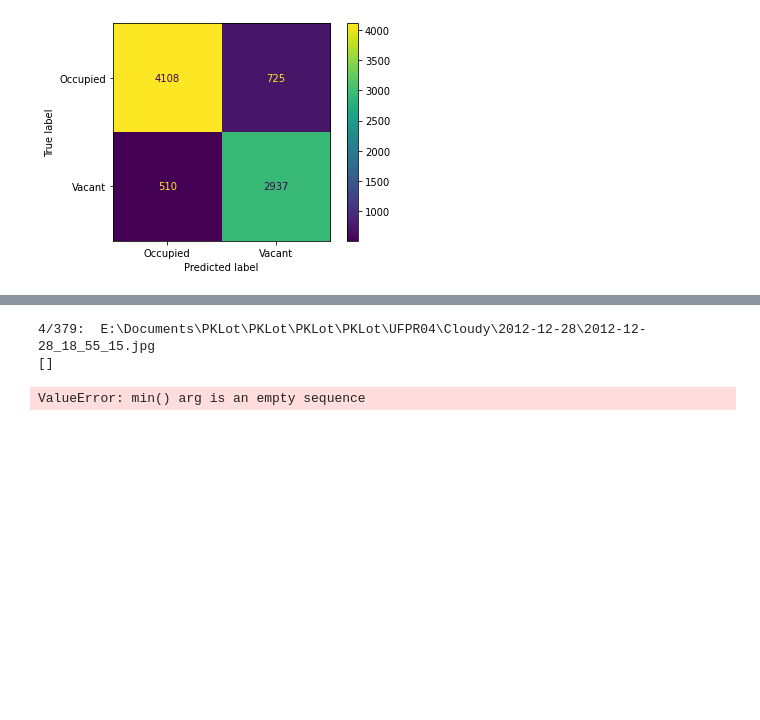
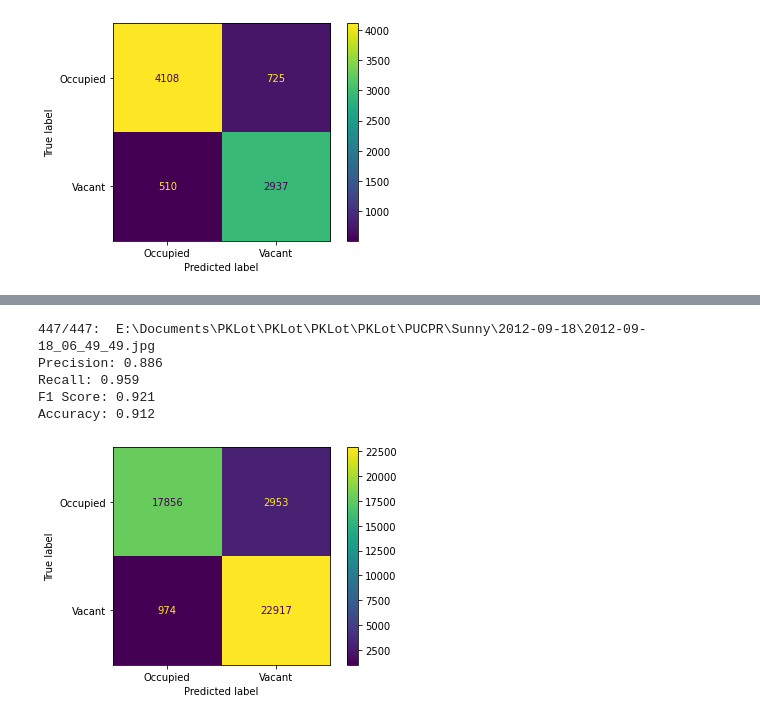
Before and after one commit to VisionPark/VisionParkDetect, a Jupyter notebook: test-01.ipynb, the cells around one changed output, grey strips where cells are left out. Saved outputs shown, nothing was run; the diff lists cells and outputs as text; code cells hidden in the pictures; blank space fills up the shorter version.

```diff
--- a/test-01.ipynb
+++ b/test-01.ipynb
@@ -49,7 +49,6 @@ def get_roi(img, vertex):
     rows = vertex[:, :, 1].flatten()
 
     points = list(zip(cols, rows))
-    print(points)
     row_min = min(rows)
     row_max = max(rows)
     col_min = min(cols)
@@ -185,8 +184,8 @@ class DetectionParams:
         self.bw_conn = bw_conn # bwareaopen neighborhood connectivity (default 8)
 
 # params01 = DetectionParams((5,5), 0, cv.ADAPTIVE_THRESH_GAUSSIAN_C, 27, 7, 3, 85) #
-#params01 = DetectionParams((5,5), 0, cv.ADAPTIVE_THRESH_GAUSSIAN_C, 33, 7, 3, 85) # UPR05
-params01 = DetectionParams((5,5), 0, cv.ADAPTIVE_THRESH_GAUSSIAN_C, 29, 16, 3, 25) # UFPR04
+params01 = DetectionParams((5,5), 0, cv.ADAPTIVE_THRESH_GAUSSIAN_C, 33, 7, 3, 85) # UPR05
+#params01 = DetectionParams((5,5), 0, cv.ADAPTIVE_THRESH_GAUSSIAN_C, 29, 16, 3, 25) # UFPR04
 
 
 def preProcess(img, showImshow=False, params=params01):
@@ -269,7 +268,7 @@ def get_points_xml(space):
         vertex.append([p.get('x'), p.get('y')])
     return np.array(vertex, dtype=np.int32)
 
-def detect_batch(files, k=0.3, showConfusionMatrix=True, showImshow=False):
+def detect_batch(files, params, showConfusionMatrix=True, showImshow=False):
 
     predicted = []
     real = []
@@ -283,7 +282,7 @@ def detect_batch(files, k=0.3, showConfusionMatrix=True, showImshow=False):
         img = parking_img
 
         # setupPreprocess(img)
-        imgPre = preProcess(img, showImshow)
+        imgPre = preProcess(img, showImshow, params)
 
         # Get spaces from xml
         with open( filename.replace('.jpg','.xml'), 'r') as f:
@@ -294,7 +293,7 @@ def detect_batch(files, k=0.3, showConfusionMatrix=True, showImshow=False):
 
         for space in spaces:
             vertex = get_points_xml(space)
-            if(vertex==[]): continue
+            if(vertex.size==0): continue
             vertex = vertex.reshape(-1, 1, 2)
 
             cols = vertex[:, :, 0].flatten()
@@ -308,7 +307,7 @@ def detect_batch(files, k=0.3, showConfusionMatrix=True, showImshow=False):
             count = cv.countNonZero(roi)
 
             # drawSpaceSeg(img, vertex, count)
-            vacant = is_space_vacant(points, count, k) # Depending on the detection area
+            vacant = is_space_vacant(points, count, params.k) # Depending on the detection area
 
             vacant_real = space.get('occupied') == "0"
             predicted.append(vacant)
@@ -792,13 +807,20 @@ Accuracy: 0.851
 # %%
 import random
 import glob
+params = DetectionParams((5,5), 0, cv.ADAPTIVE_THRESH_GAUSSIAN_C, 27, 7, 3, 85) # PUCPR
+#params01 = DetectionParams((5,5), 0, cv.ADAPTIVE_THRESH_GAUSSIAN_C, 33, 7, 3, 85) # UPR05
+#params01 = DetectionParams((5,5), 0, cv.ADAPTIVE_THRESH_GAUSSIAN_C, 29, 16, 3, 25) # UFPR04
 
-path = 'E:\\Documents\\PKLot\\PKLot\\PKLot\\PKLot\\UFPR04'
+path = 'E:\\Documents\\PKLot\\PKLot\\PKLot\\PKLot\\PUCPR'
 files = glob.glob(path+ '/**/*.jpg', recursive=True)            # Get all images in path
 selected_files = random.choices(files, k=int(len(files)/10))    # Select n random images from dataset
 
-detect_batch(selected_files, showImshow=False)
+detect_batch(selected_files, params, showImshow=False)
+#PUCPR
 # %% [output]
-4/379:  E:\Documents\PKLot\PKLot\PKLot\PKLot\UFPR04\Cloudy\2012-12-28\2012-12-28_18_55_15.jpg
-[]
+447/447:  E:\Documents\PKLot\PKLot\PKLot\PKLot\PUCPR\Sunny\2012-09-18\2012-09-18_06_49_49.jpg
+Precision: 0.886
+Recall: 0.959
+F1 Score: 0.921
+Accuracy: 0.912
-ValueError: min() arg is an empty sequence
+[figure, added]
```
Also changed, not shown: parts of 3 cells of this notebook, 1 other file.
